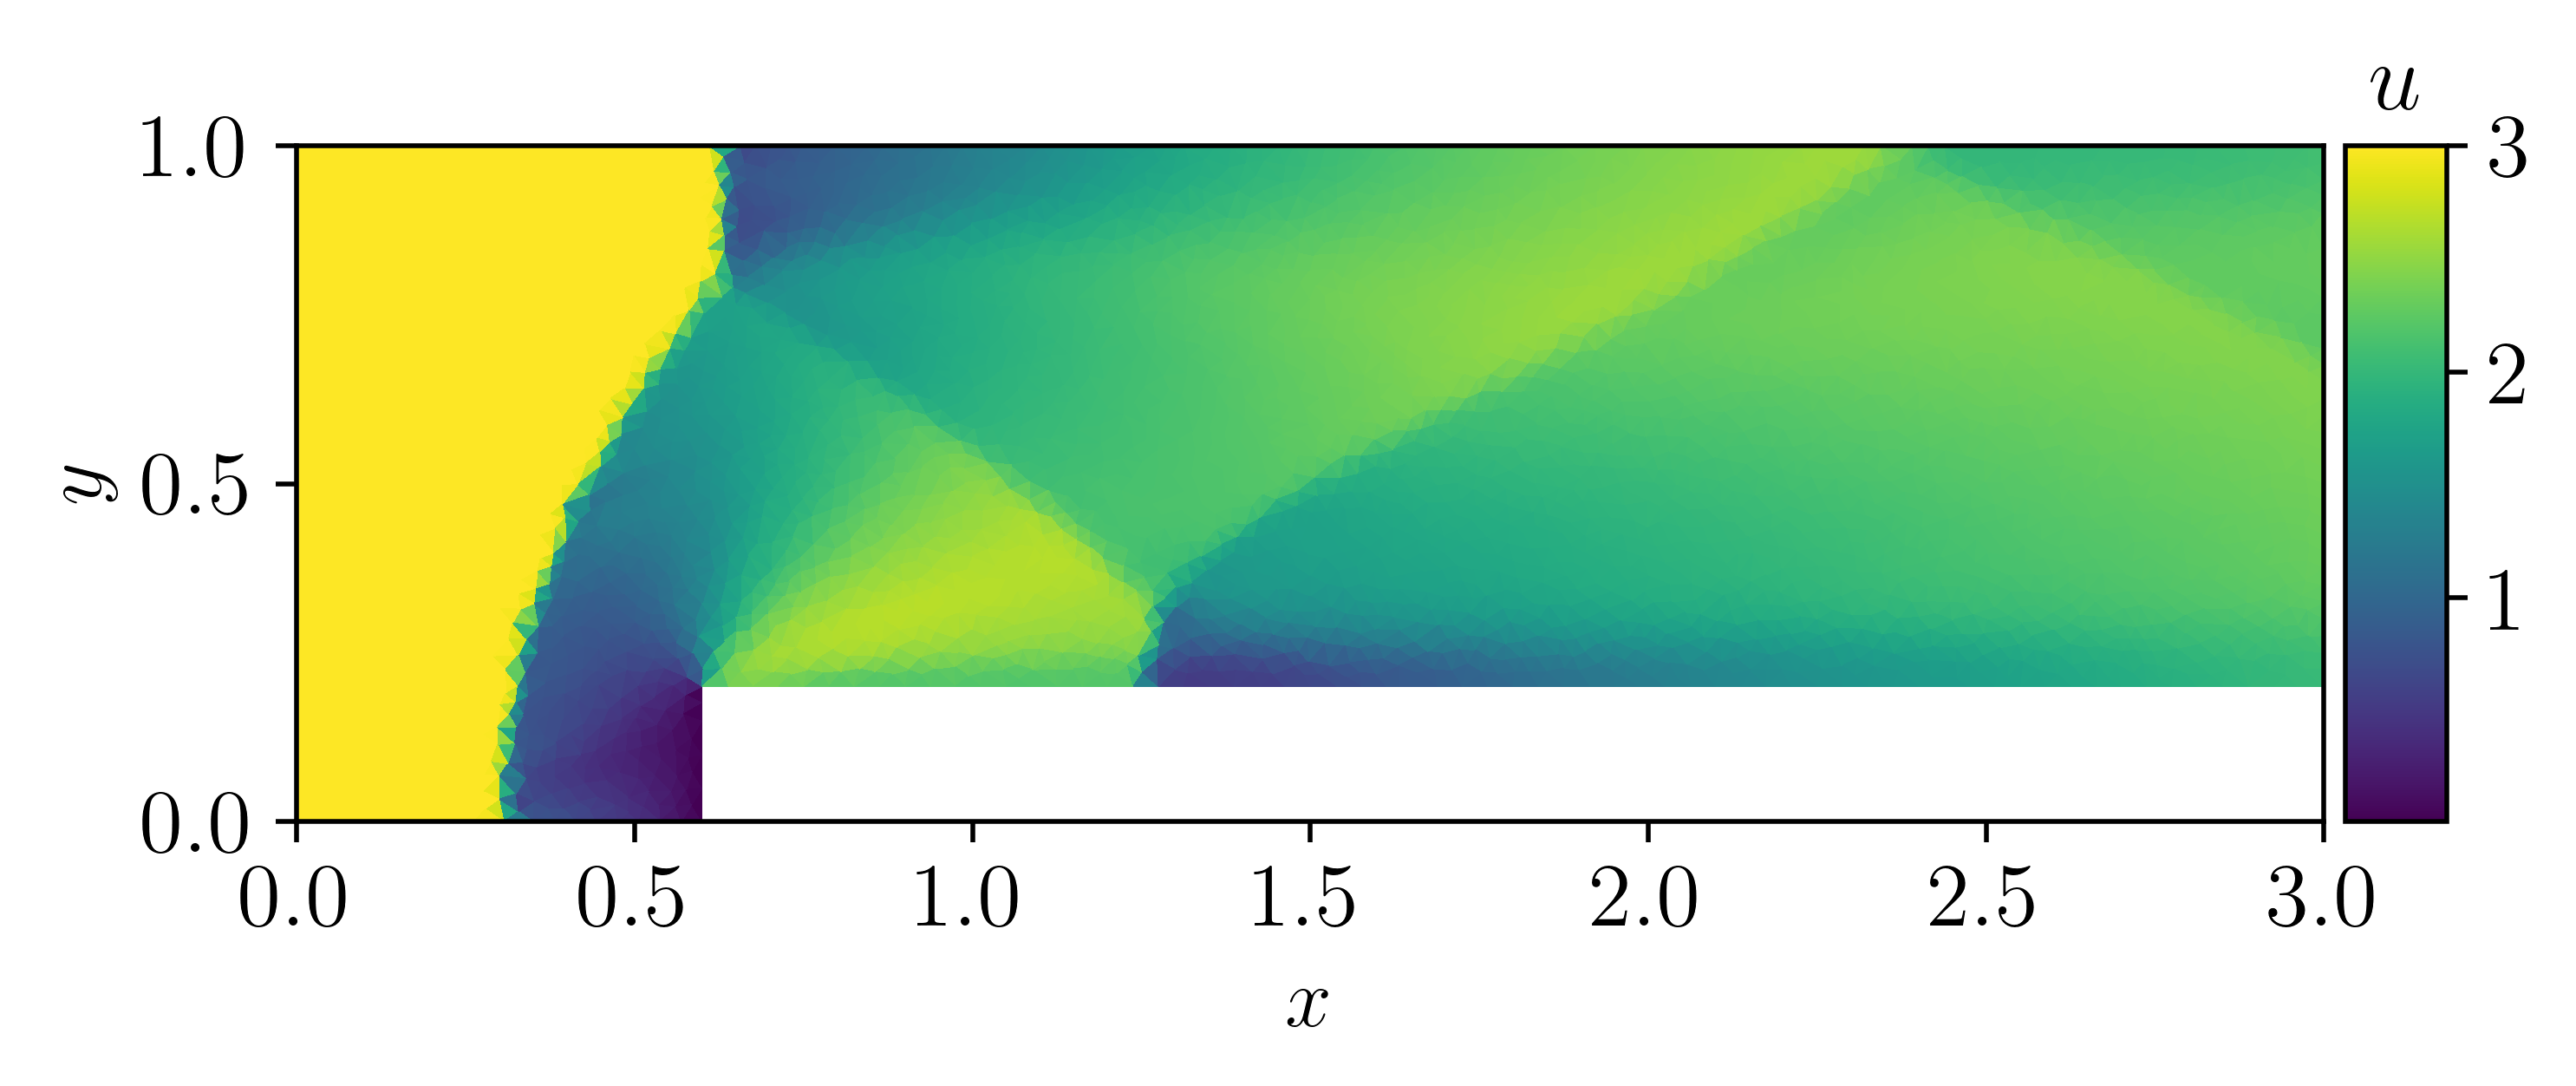
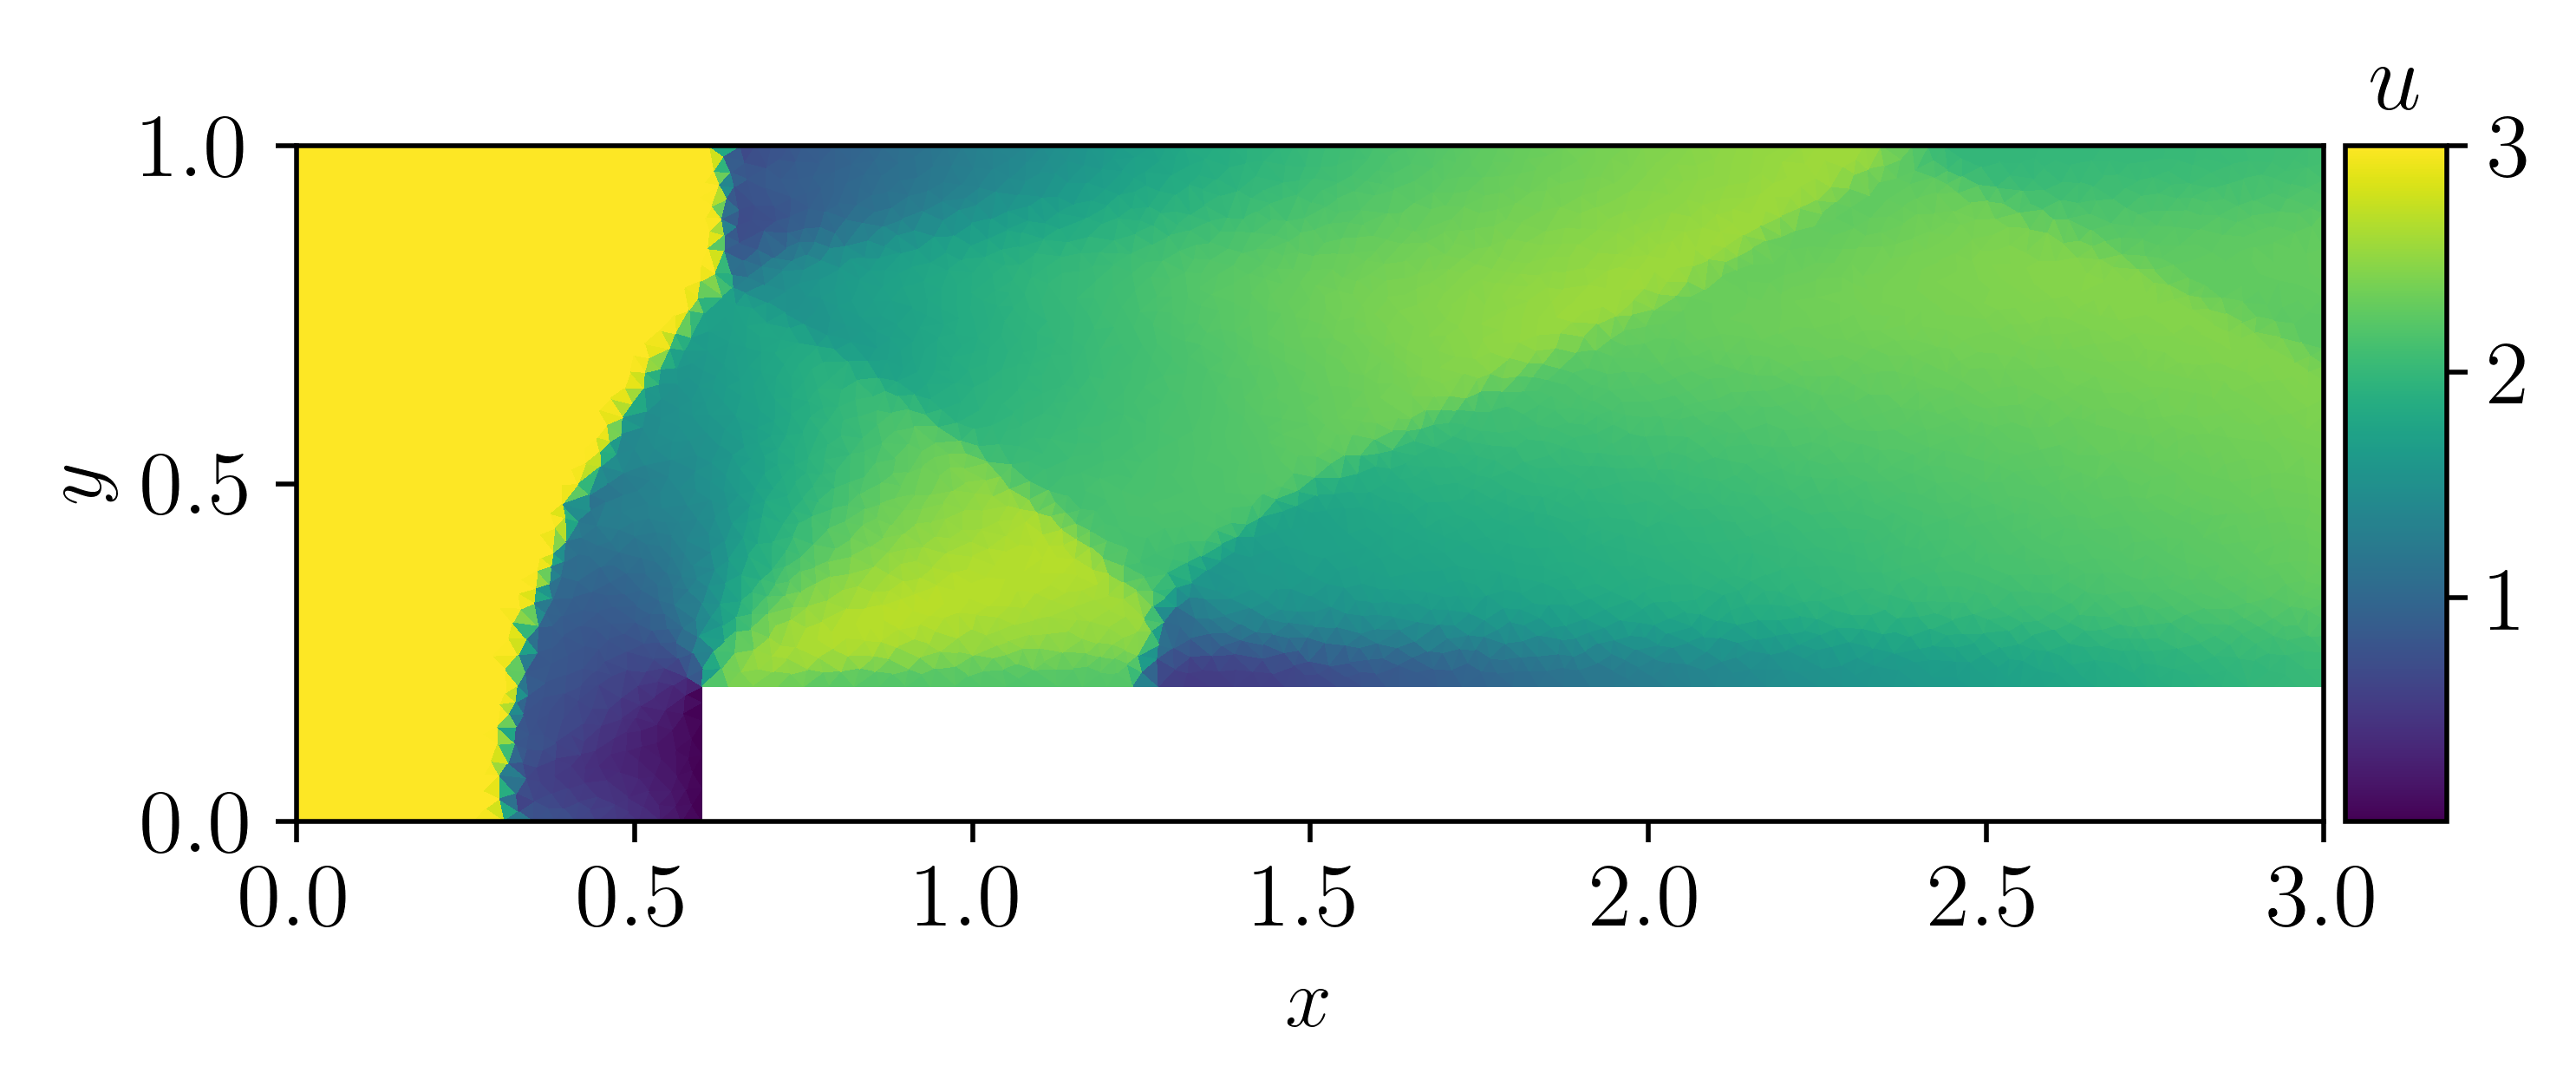
The change to this notebook cell's code, shown as a diff; its figure went from the first image to the second:
--- before
+++ after
@@ -1,4 +1,7 @@
 # little test case: Forward facing step
 from jax_fvm.src.solvers import helper
+
+cpu_device = jax.devices('cpu')[0]
+
 
 
@@ -21,5 +24,5 @@
 start_time = time.time()
 for n in range(N_t):
-    W = Euler.time_step_RK2(W, mesh, dt)
+    W = jax.jit(Euler.time_step_RK2, static_argnums=(1,), device = cpu_device)(W, mesh, dt)
     if n % 100 == 0:
         print(f'time: {n} / {N_t}')

Commit: readme correction